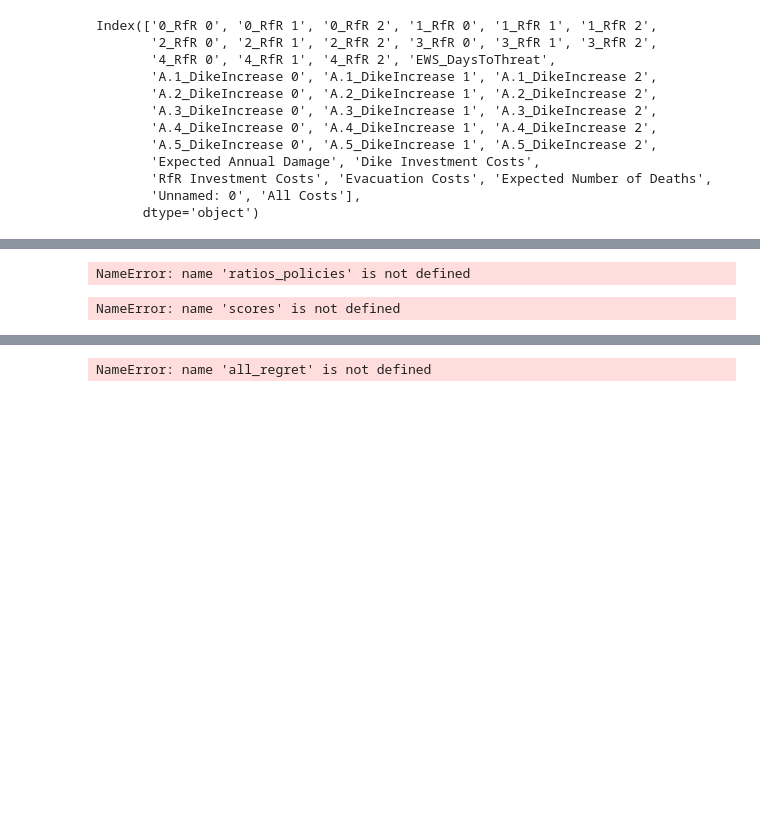
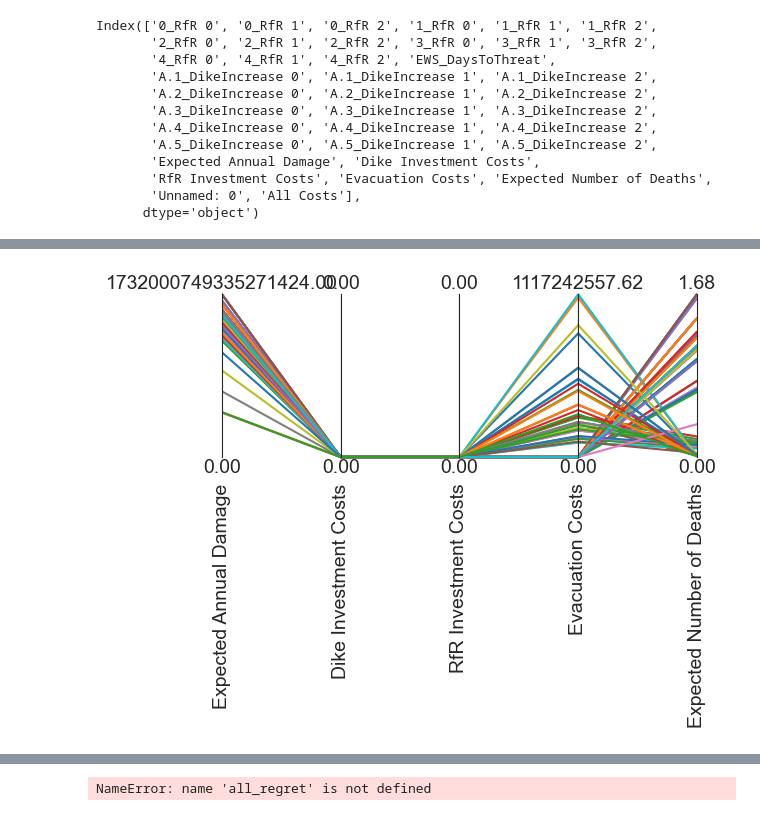
Before and after one commit to leonarddevijfde/MBD-repository, a Jupyter notebook: PR.ipynb, the cells around one changed output, grey strips where cells are left out. Drawn from its saved outputs; the diff is of its cells as text; code cells hidden in the pictures; blank space fills up the shorter version.

```diff
--- a/PR.ipynb
+++ b/PR.ipynb
@@ -42,4 +38,4 @@ policies = create_policy_list()
 n_scenarios = 1000
 
 with MultiprocessingEvaluator(dike_model) as evaluator:
-    results = evaluator.perform_experiments(scenarios = n_scenarios, policies = policies)
+    results = evaluator.perform_experiments(scenarios = n_scenarios, policies = policy_list)
@@ -73,15 +76,8 @@ NameError: name 'results' is not defined
-# %%
-scores = ratios_policies
-# %% [output]
-NameError: name 'ratios_policies' is not defined
 # %%
-def plot_outcomes(data):
-    limits = parcoords.get_limits(data)
-    limits.loc[0, ['Expected Annual Damage', 'Expected Number of Deaths', 'Dike Investment Costs', 'RfR Investment Costs', 'Evacuation Costs']] = 0
-    axes = parcoords.ParallelAxes(limits)
-    axes.plot(data)
-    plt.show()
+limits = parcoords.get_limits(scores_df)
+limits.loc[0, ['Expected Annual Damage', 'Expected Number of Deaths', 'Dike Investment Costs', 'RfR Investment Costs', 'Evacuation Costs']] = 0
+axes = parcoords.ParallelAxes(limits)
+axes.plot(scores_df)
+plt.show()
+# %% [output]
+[figure, added]
-# %%
-plot_outcomes(scores)
-# %% [output]
-NameError: name 'scores' is not defined
```
Also changed, not shown: parts of 15 cells of this notebook, 4 other files.
